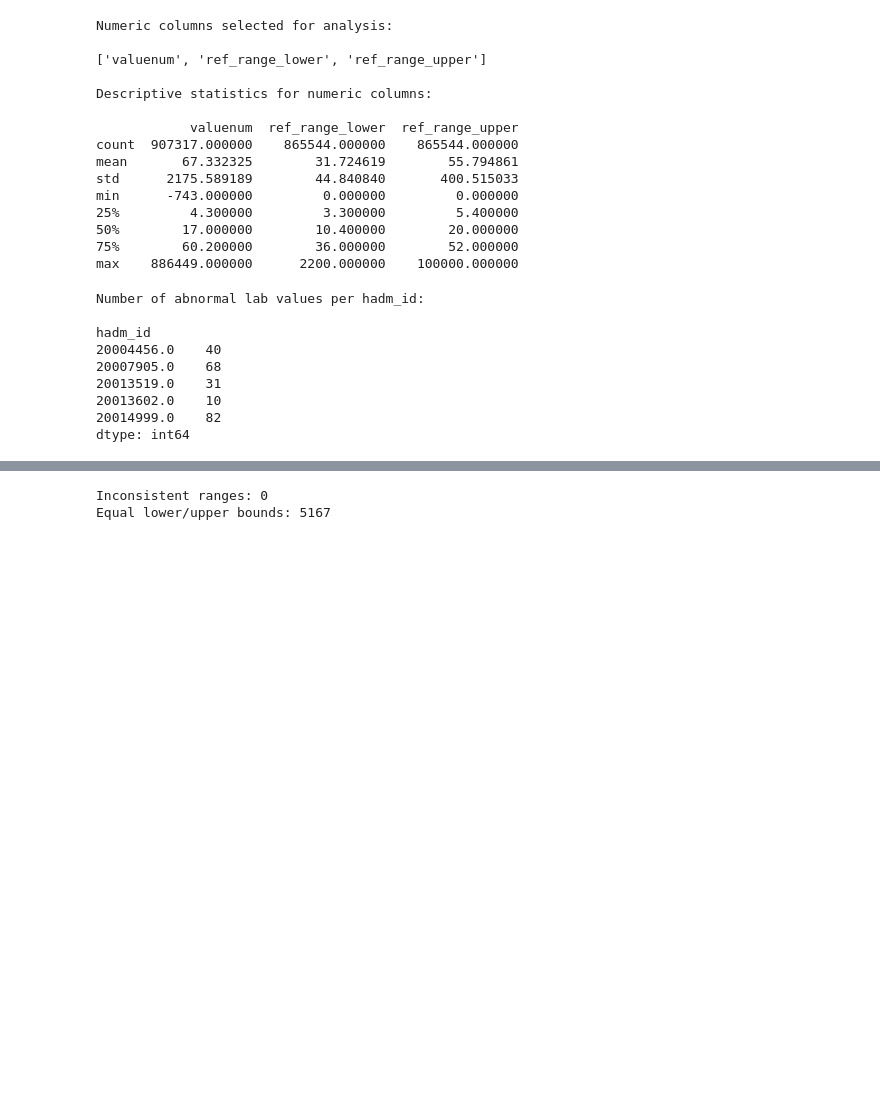
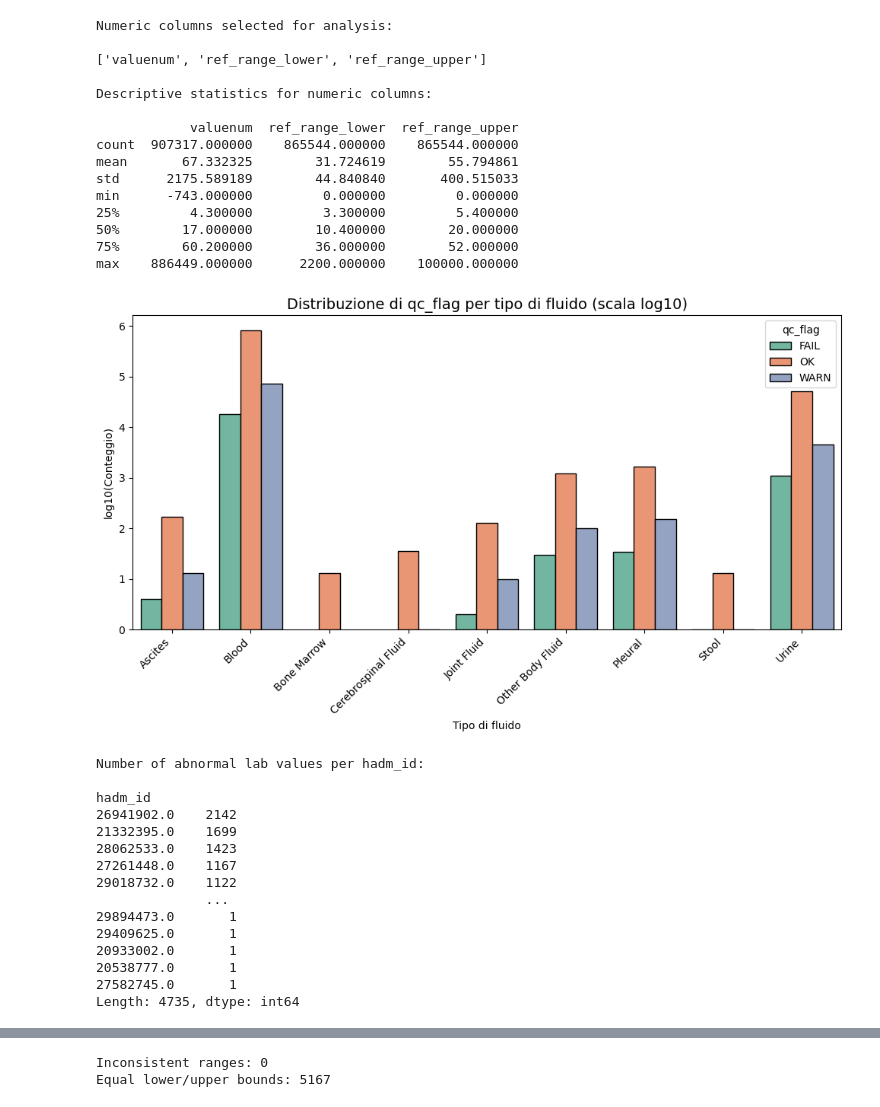
Before and after one commit to TommyTokk/DA4DH, a Jupyter notebook: notebooks/DataUnderstanding/data_understanding_2.ipynb, the cells around one changed output, grey strips where cells are left out. Cells and saved outputs as stored; diff of their text form; code cells hidden in the pictures; blank space fills up the shorter version.

```diff
--- a/notebooks/DataUnderstanding/data_understanding_2.ipynb
+++ b/notebooks/DataUnderstanding/data_understanding_2.ipynb
@@ -138,22 +214,55 @@ min      -743.000000         0.000000         0.000000
 50%        17.000000        10.400000        20.000000
 75%        60.200000        36.000000        52.000000
 max    886449.000000      2200.000000    100000.000000
+# %%
+
+# raggruppo per tipo di fluido e qc_flag, contando le occorrenze
+counts = data_frame.groupby(['fluid', 'qc_flag']).size().reset_index(name='count')
+
+# scala log10, sostituendo 0 con NaN
+counts['log_count'] = np.log10(counts['count'].replace(0, np.nan))
+
+plt.figure(figsize=(10,6))
+ax = sns.barplot(data=counts, x='fluid', y='log_count', hue='qc_flag', palette='Set2', edgecolor="black")
+
+plt.title('Distribuzione di qc_flag per tipo di fluido (scala log10)', fontsize=14)
+plt.xlabel('Tipo di fluido')
+plt.ylabel('log10(Conteggio)')
+plt.xticks(rotation=45, ha='right')
+plt.tight_layout()
+
+plt.show()
+# %% [output]
+[figure, added]
 # %%
-required_cols = {"hadm_id", "valuenum", "ref_range_lower", "ref_range_upper"}
+required_cols = {"hadm_id", "flag"}
 
 if required_cols.issubset(data_frame.columns):
-    df_abnormal = du.get_nums_of_abnormal(data_frame)
+    # filter rows with flag = "abnormal"
+    df_abnormal = (
+        data_frame[data_frame["flag"] == "abnormal"]
+        .groupby("hadm_id")
+        .size()
+        .sort_values(ascending=False)
+    )
+
     print("Number of abnormal lab values per hadm_id:\n")
-    print(df_abnormal.head())
+    print(df_abnormal)
 else:
     print("Columns required for abnormal value analysis are missing.")
 # %% [output]
 Number of abnormal lab values per hadm_id:
 
 hadm_id
-20004456.0    40
-20007905.0    68
-20013519.0    31
-20013602.0    10
-20014999.0    82
-dtype: int64
+26941902.0    2142
+21332395.0    1699
+28062533.0    1423
+27261448.0    1167
+29018732.0    1122
+              ...
+29894473.0       1
+29409625.0       1
+20933002.0       1
+20538777.0       1
+27582745.0       1
+Length: 4735, dtype: int64
```
Also changed, not shown: parts of 9 cells of this notebook, 1 other file.
